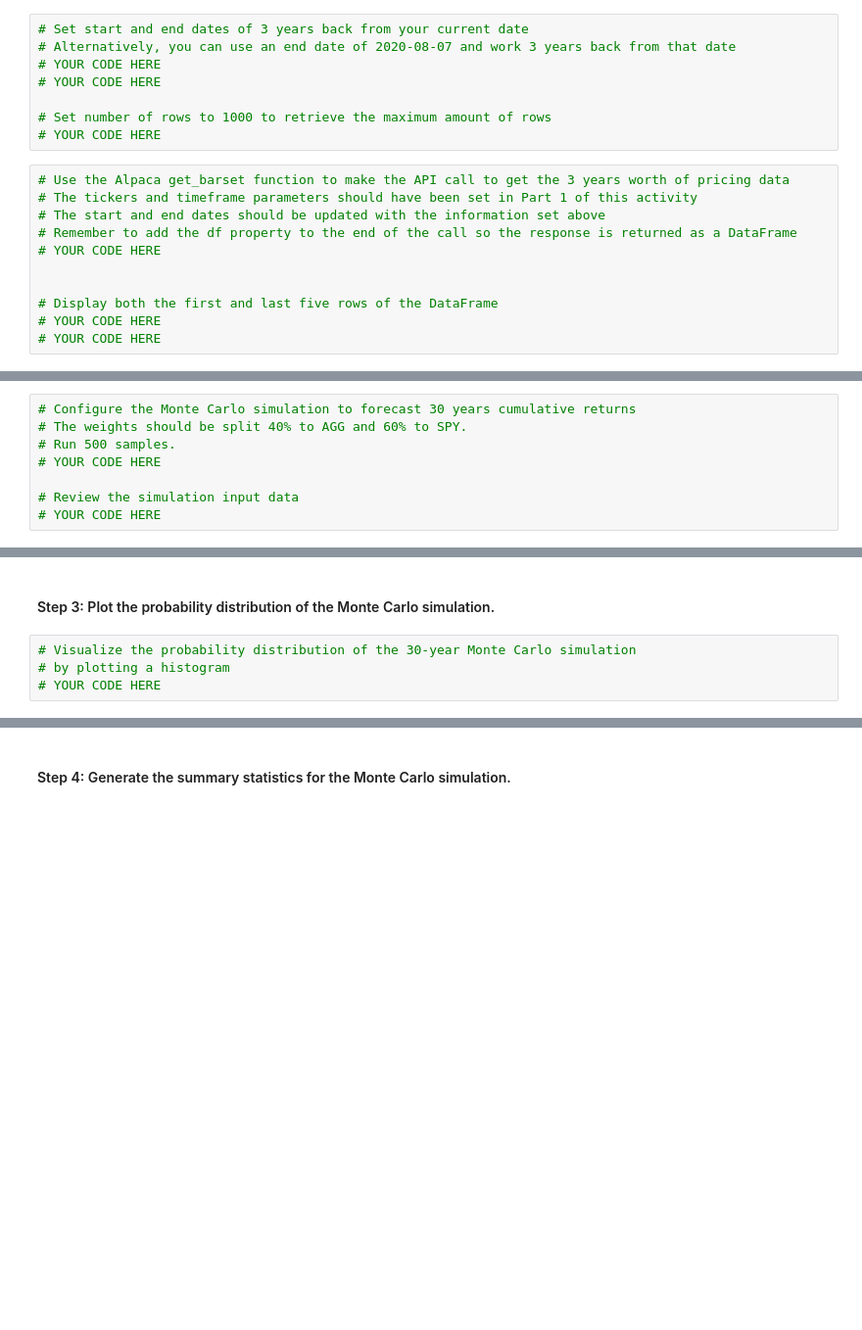
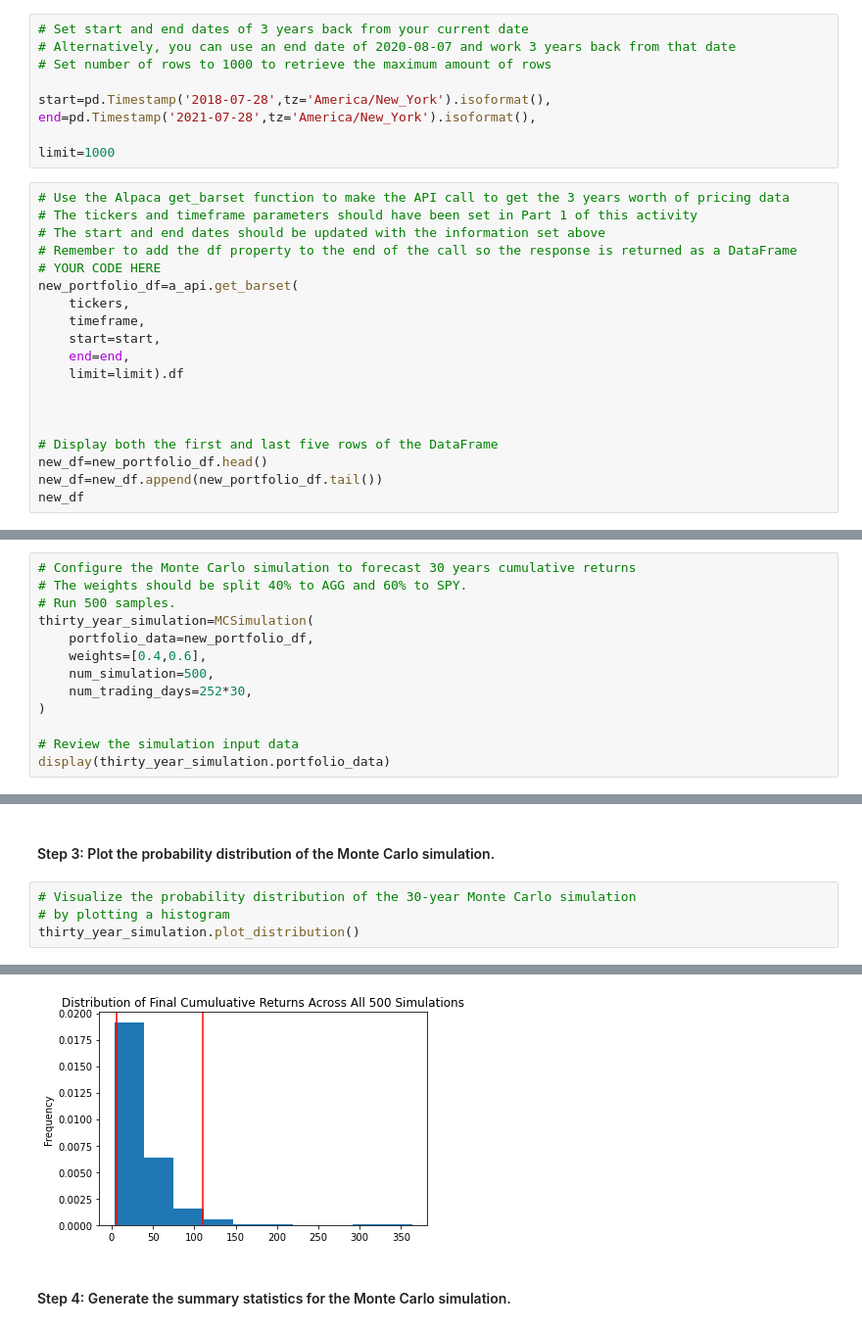
Before and after one commit to druchkamgar/Challenge_5, a Jupyter notebook: Starter_Code/financial_planning_tools.ipynb, the cells around one changed output, grey strips where cells are left out. Shown: that part at 98% size. Saved outputs shown, nothing was run; the diff lists cells and outputs as text; blank space fills up the shorter version.

```diff
--- a/Starter_Code/financial_planning_tools.ipynb
+++ b/Starter_Code/financial_planning_tools.ipynb
@@ -415,19 +415,28 @@ In this section, you’ll use the MCForecastTools library to create a Monte Carl
 # %%
 # Set start and end dates of 3 years back from your current date
 # Alternatively, you can use an end date of 2020-08-07 and work 3 years back from that date
-# YOUR CODE HERE
-# YOUR CODE HERE
+# Set number of rows to 1000 to retrieve the maximum amount of rows
 
-# Set number of rows to 1000 to retrieve the maximum amount of rows
-# YOUR CODE HERE
+start=pd.Timestamp('2018-07-28',tz='America/New_York').isoformat(),
+end=pd.Timestamp('2021-07-28',tz='America/New_York').isoformat(),
+
+limit=1000
 # %%
 # Use the Alpaca get_barset function to make the API call to get the 3 years worth of pricing data
 # The tickers and timeframe parameters should have been set in Part 1 of this activity
 # The start and end dates should be updated with the information set above
 # Remember to add the df property to the end of the call so the response is returned as a DataFrame
 # YOUR CODE HERE
+new_portfolio_df=a_api.get_barset(
+    tickers,
+    timeframe,
+    start=start,
+    end=end,
+    limit=limit).df
+
 
 
 # Display both the first and last five rows of the DataFrame
-# YOUR CODE HERE
-# YOUR CODE HERE
+new_df=new_portfolio_df.head()
+new_df=new_df.append(new_portfolio_df.tail())
+new_df
@@ -437,9 +460,14 @@ In this section, you’ll use the MCForecastTools library to create a Monte Carl
 # Configure the Monte Carlo simulation to forecast 30 years cumulative returns
 # The weights should be split 40% to AGG and 60% to SPY.
 # Run 500 samples.
-# YOUR CODE HERE
+thirty_year_simulation=MCSimulation(
+    portfolio_data=new_portfolio_df,
+    weights=[0.4,0.6],
+    num_simulation=500,
+    num_trading_days=252*30,
+)
 
 # Review the simulation input data
-# YOUR CODE HERE
+display(thirty_year_simulation.portfolio_data)
 # %%
 # Run the Monte Carlo simulation to forecast 30 years cumulative returns
@@ -453,4 +481,5 @@ In this section, you’ll use the MCForecastTools library to create a Monte Carl
 # %%
 # Visualize the probability distribution of the 30-year Monte Carlo simulation
 # by plotting a histogram
-# YOUR CODE HERE
+thirty_year_simulation.plot_distribution()
+# %% [output]
@@ -457,3 +487,4 @@ In this section, you’ll use the MCForecastTools library to create a Monte Carl
+[figure, added]
 # %% [markdown]
 #### Step 4: Generate the summary statistics for the Monte Carlo simulation.
 # %%
```
Also changed, not shown: parts of 17 cells of this notebook.
